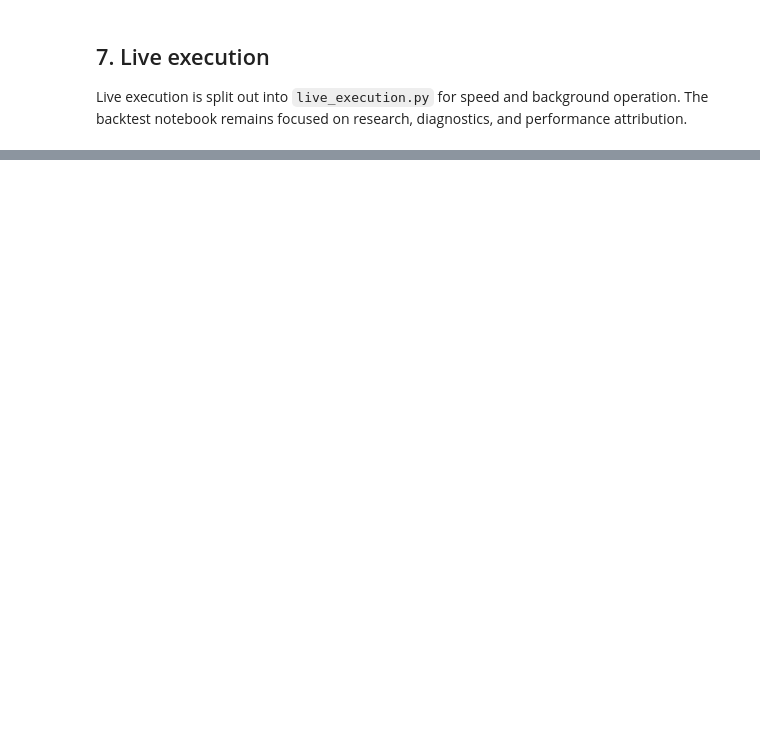
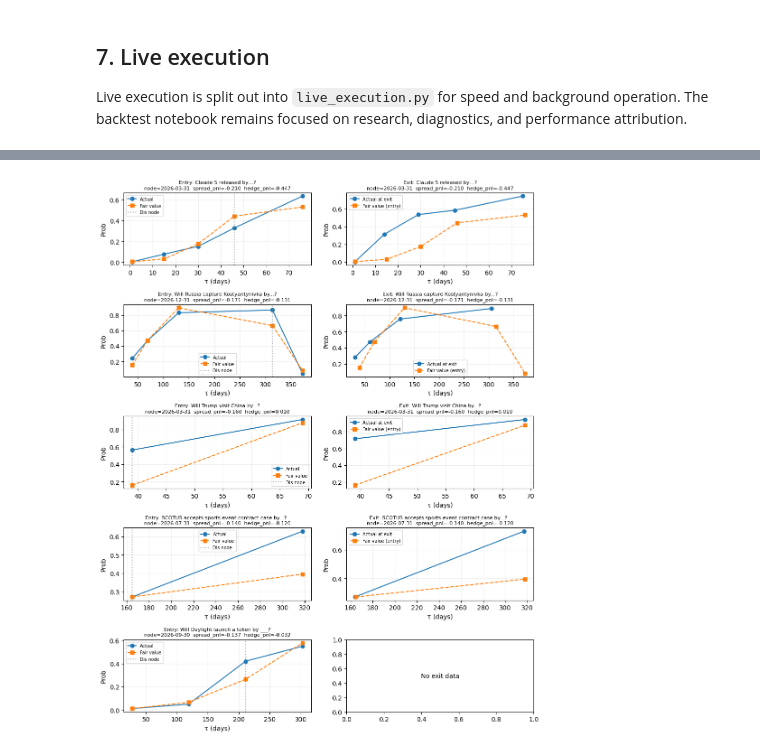
Before and after one commit to AnranSeverac/polymarketTermStructure, a Jupyter notebook: curve_dislocation_backtest.ipynb, the cells around one changed output, grey strips where cells are left out. Drawn from its saved outputs; the diff is of its cells as text; code cells hidden in the pictures; blank space fills up the shorter version.

```diff
--- a/curve_dislocation_backtest.ipynb
+++ b/curve_dislocation_backtest.ipynb
@@ -655,0 +734,13 @@ The backtest notebook remains focused on research, diagnostics, and performance
+# %%
+# Diagnostic: for one event with a decreasing curve, show universe + panel so we can spot wrong deadline/token.
+if not non_mono.empty and "universe_df" in dir():
+    row = non_mono.iloc[0]
+    eid, ts = row["event_id"], row["timestamp"]
+    print(f"Event {eid} at {ts} — first decrease at deadline {row['deadline_date']} (tau={row['tau_days']}d, prob={row['probability_yes']:.3f}, prev={row['prev_probability_yes']:.3f})")
+    u = universe_df[universe_df["event_id"] == eid][["market_question", "deadline_date", "yes_token_id"]].sort_values("deadline_date")
+    print("Universe (markets we use per deadline):"); display(u)
+    p = panel_df[(panel_df["event_id"] == eid) & (panel_df["timestamp"] == ts)].sort_values("tau_days")
+    p = p.merge(u.rename(columns={"market_question": "universe_question"})[["deadline_date", "yes_token_id", "universe_question"]], on=["deadline_date", "yes_token_id"], how="left")
+    print("Panel at this timestamp (tau_days, probability_yes, and which market question):"); print(p[["deadline_date", "tau_days", "probability_yes", "yes_token_id", "universe_question"]].to_string())
+else:
+    print("Run the cell above first; need non_mono and universe_df.")
@@ -655,0 +843,65 @@ The backtest notebook remains focused on research, diagnostics, and performance
+# %%
+try:
+    _trades = deduped_df
+except NameError:
+    _trades = trades_df
+
+n_worst = 5
+worst = _trades.nsmallest(n_worst, "spread_pnl").reset_index(drop=True)
+if worst.empty:
+    print("No trades to show.")
+else:
+    cols_show = ["event", "event_id", "dis_node", "hold_time", "spread_pnl", "hedge_pnl", "dis_pnl", "n_nodes"]
+    display(worst[[c for c in cols_show if c in worst.columns]])
+
+    fig, axes = plt.subplots(n_worst, 2, figsize=(10, 2.5 * n_worst))
+    if n_worst == 1:
+        axes = axes.reshape(1, -1)
+
+    for i, (_, row) in enumerate(worst.iterrows()):
+        eid, entry_ts, exit_ts = row["event_id"], row["entry_ts"], row["exit_ts"]
+        dis_node = row["dis_node"]
+        title = str(row["event"])[:50] + "..." if len(str(row["event"])) > 50 else str(row["event"])
+        hold = row.get("hold_time", "—")
+        sub = f"node={dis_node}  hold={hold}  spread_pnl={row.get('spread_pnl', 0):.3f}  hedge_pnl={row.get('hedge_pnl', 0):.3f}"
+
+        entry_snap = panel_df[(panel_df["event_id"] == eid) & (panel_df["timestamp"] == entry_ts)]
+        entry_snap = entry_snap.drop_duplicates(subset=["deadline_date"], keep="last").sort_values("tau_days")
+        if entry_snap.empty:
+            axes[i, 0].text(0.5, 0.5, "No entry data", ha="center", va="center")
+        else:
+            tau = entry_snap["tau_days"].values
+            actual = entry_snap["probability_yes"].values.astype(float)
+            axes[i, 0].plot(tau, actual, "o-", label="Actual", color="C0")
+            static_entry = static_df[(static_df["event_id"] == eid) & (static_df["timestamp"] == entry_ts)]
+            static_entry = static_entry.drop_duplicates(subset=["deadline_date"], keep="last").sort_values("tau_days")
+            if not static_entry.empty and len(static_entry) == len(entry_snap):
+                fair = static_entry["ts_predicted_prob"].values.astype(float)
+                tau_f = static_entry["tau_days"].values
+                axes[i, 0].plot(tau_f, fair, "s--", label="Fair value", color="C1")
+            dis_tau = entry_snap[entry_snap["deadline_date"].astype(str) == str(dis_node)]["tau_days"].values
+            if len(dis_tau) and dis_node in entry_snap["deadline_date"].values:
+                axes[i, 0].axvline(dis_tau[0], color="gray", linestyle=":", alpha=0.7, label="Dis node")
+            axes[i, 0].set_xlabel("τ (days)"); axes[i, 0].set_ylabel("Prob")
+            axes[i, 0].set_title(f"Entry: {title}\n{sub}", fontsize=8); axes[i, 0].legend(loc="best", fontsize=7); axes[i, 0].grid(True, alpha=0.2)
+
+        exit_snap = panel_df[(panel_df["event_id"] == eid) & (panel_df["timestamp"] == exit_ts)]
+        exit_snap = exit_snap.drop_duplicates(subset=["deadline_date"], keep="last").sort_values("tau_days")
+        if exit_snap.empty:
+            axes[i, 1].text(0.5, 0.5, "No exit data", ha="center", va="center")
+        else:
+            tau_ex = exit_snap["tau_days"].values
+            actual_ex = exit_snap["probability_yes"].values.astype(float)
+            axes[i, 1].plot(tau_ex, actual_ex, "o-", color="C0", label="Actual at exit")
+            fair_at_entry = static_df[(static_df["event_id"] == eid) & (static_df["timestamp"] == entry_ts)]
+            fair_at_entry = fair_at_entry.drop_duplicates(subset=["deadline_date"], keep="last").sort_values("tau_days")
+            if not fair_at_entry.empty:
+                tau_f = fair_at_entry["tau_days"].values
+                fair = fair_at_entry["ts_predicted_prob"].values.astype(float)
+                axes[i, 1].plot(tau_f, fair, "s--", color="C1", label="Fair value (entry)")
+            axes[i, 1].set_xlabel("τ (days)"); axes[i, 1].set_ylabel("Prob")
+            axes[i, 1].set_title(f"Exit: {title}\n{sub}", fontsize=8); axes[i, 1].legend(loc="best", fontsize=7); axes[i, 1].grid(True, alpha=0.2)
+
+    plt.tight_layout()
+    plt.show()
+# %% [output]
@@ -655,0 +914 @@ The backtest notebook remains focused on research, diagnostics, and performance
+[figure, added]
```
Also changed, not shown: parts of 22 cells of this notebook, 5 other files.
